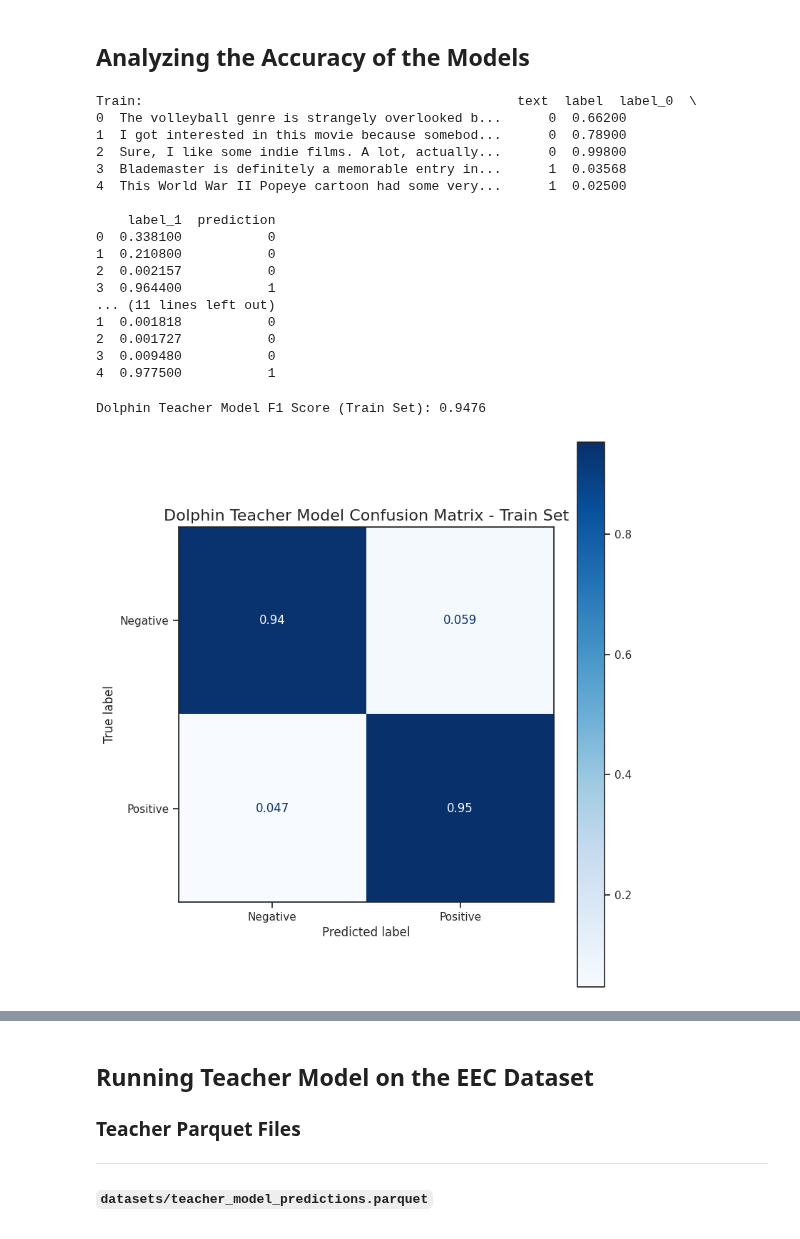
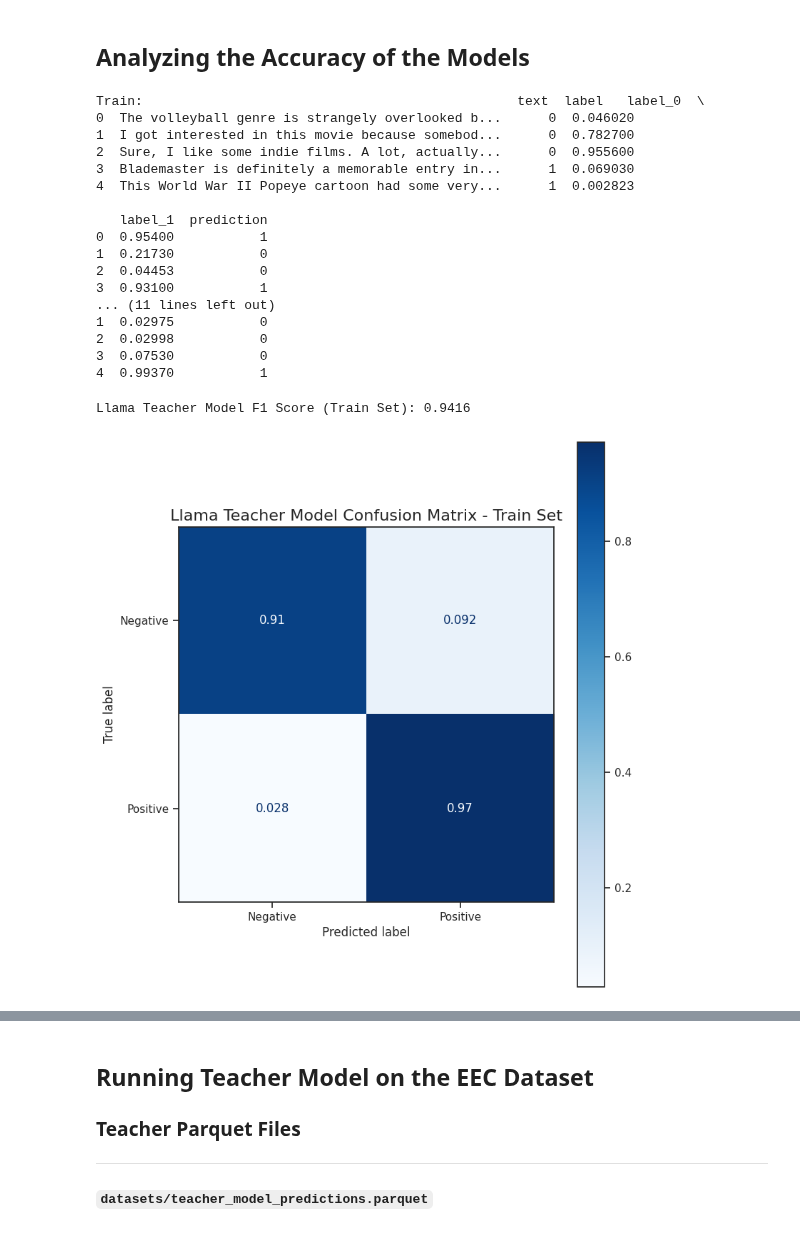
Before and after one commit to CharlesC03/NLP_Final_Project, a Jupyter notebook: analysis/teacher_analysis.ipynb, the cells around one changed output, grey strips where cells are left out. Cells and saved outputs as stored; diff of their text form; code cells hidden in the pictures.

```diff
--- a/analysis/teacher_analysis.ipynb
+++ b/analysis/teacher_analysis.ipynb
@@ -150,57 +150,57 @@ def compare_differences(df, constants: List[str], variable: str, metric_column:
 # %% [markdown]
 ## Analyzing the Accuracy of the Models
 # %%
-teacher_test_df = pd.read_csv("../data/dolphin/test.csv")
-teacher_train_df = pd.read_csv("../data/dolphin/train.csv")
+teacher_test_df = pd.read_csv("../data/llama3.1/test.csv")
+teacher_train_df = pd.read_csv("../data/llama3.1/train.csv")
 teacher_test_df['prediction'] = teacher_test_df[['label_0', 'label_1']].to_numpy().argmax(axis=1)
 teacher_train_df['prediction'] = teacher_train_df[['label_0', 'label_1']].to_numpy().argmax(axis=1)
 print(f"Train:{teacher_train_df.head()}\n")
 print(f"Test:{teacher_test_df.head()}\n")
 # %% [output]
-Train:                                                text  label  label_0  \
-0  The volleyball genre is strangely overlooked b...      0  0.66200
-1  I got interested in this movie because somebod...      0  0.78900
-2  Sure, I like some indie films. A lot, actually...      0  0.99800
-3  Blademaster is definitely a memorable entry in...      1  0.03568
-4  This World War II Popeye cartoon had some very...      1  0.02500
+Train:                                                text  label   label_0  \
+0  The volleyball genre is strangely overlooked b...      0  0.046020
+1  I got interested in this movie because somebod...      0  0.782700
+2  Sure, I like some indie films. A lot, actually...      0  0.955600
+3  Blademaster is definitely a memorable entry in...      1  0.069030
+4  This World War II Popeye cartoon had some very...      1  0.002823
 
-    label_1  prediction
-0  0.338100           0
-1  0.210800           0
-2  0.002157           0
-3  0.964400           1
+   label_1  prediction
+0  0.95400           1
+1  0.21730           0
+2  0.04453           0
+3  0.93100           1
 ... (11 lines left out)
-1  0.001818           0
-2  0.001727           0
-3  0.009480           0
-4  0.977500           1
+1  0.02975           0
+2  0.02998           0
+3  0.07530           0
+4  0.99370           1
 # %%
 fig, ax = plt.subplots(figsize=(8, 8))
 
 train_f1_score = f1_score(
     teacher_train_df['label'], teacher_train_df['prediction']
 )
 
 ConfusionMatrixDisplay.from_predictions(
     teacher_train_df['label'], teacher_train_df['prediction'],
     display_labels=["Negative", "Positive"],
     cmap=plt.cm.Blues,
     normalize='true',
     ax = ax
 )
 
-ax.set_title("Dolphin Teacher Model Confusion Matrix - Train Set", fontsize=16)
+ax.set_title("Llama Teacher Model Confusion Matrix - Train Set", fontsize=16)
 
 fig.tight_layout()
 
-fig.savefig("graphs/teacher_dolphin_model_confusion_matrix_train.png", dpi=300)
+fig.savefig("graphs/llama/model_confusion_matrix_train.png", dpi=300)
 
-print(f"Dolphin Teacher Model F1 Score (Train Set): {train_f1_score:.4f}")
+print(f"Llama Teacher Model F1 Score (Train Set): {train_f1_score:.4f}")
 
 plt.show()
 # %% [output]
-Dolphin Teacher Model F1 Score (Train Set): 0.9476
+Llama Teacher Model F1 Score (Train Set): 0.9416
-[figure, old version]
+[figure, new version]
 # %%
 fig, ax = plt.subplots(figsize=(8, 8))
 
```
Also changed, not shown: parts of 3 cells of this notebook, 8 other files.
